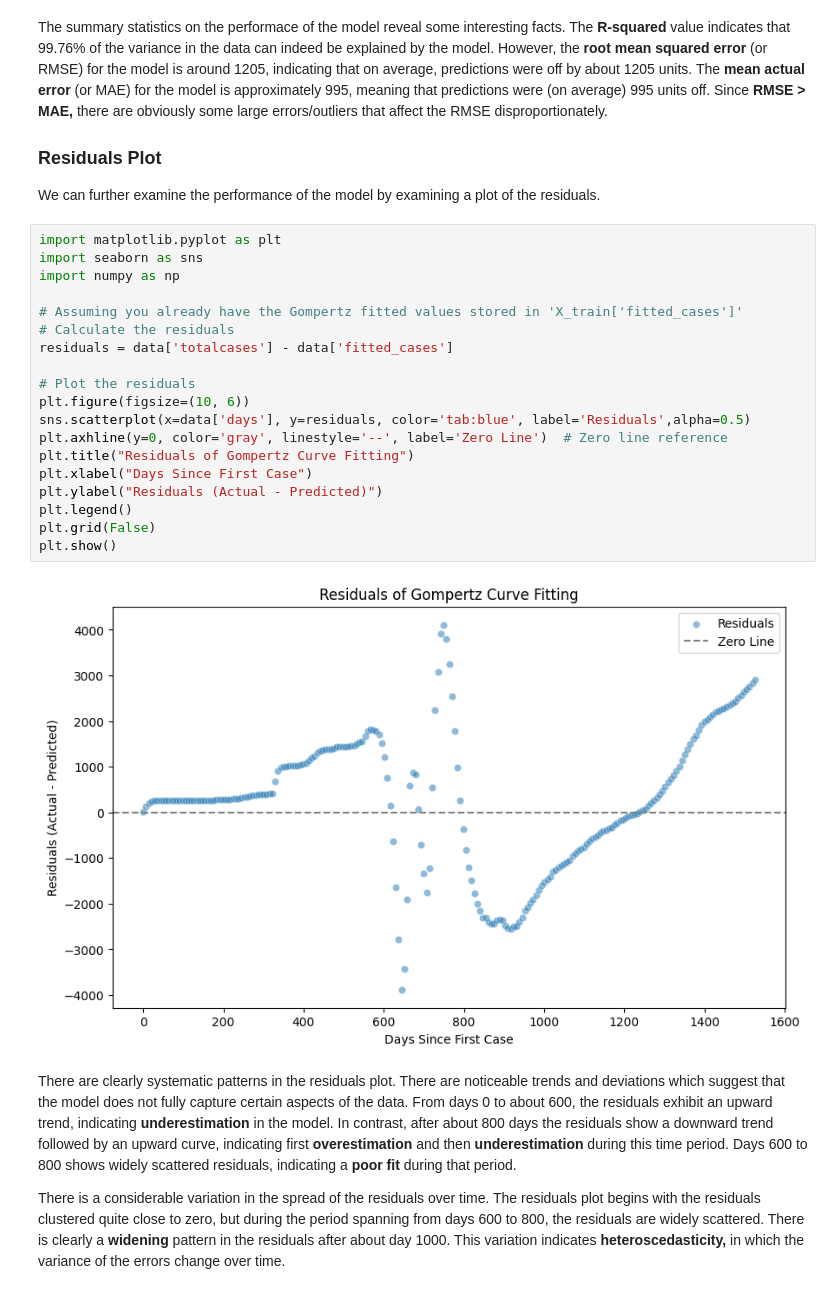
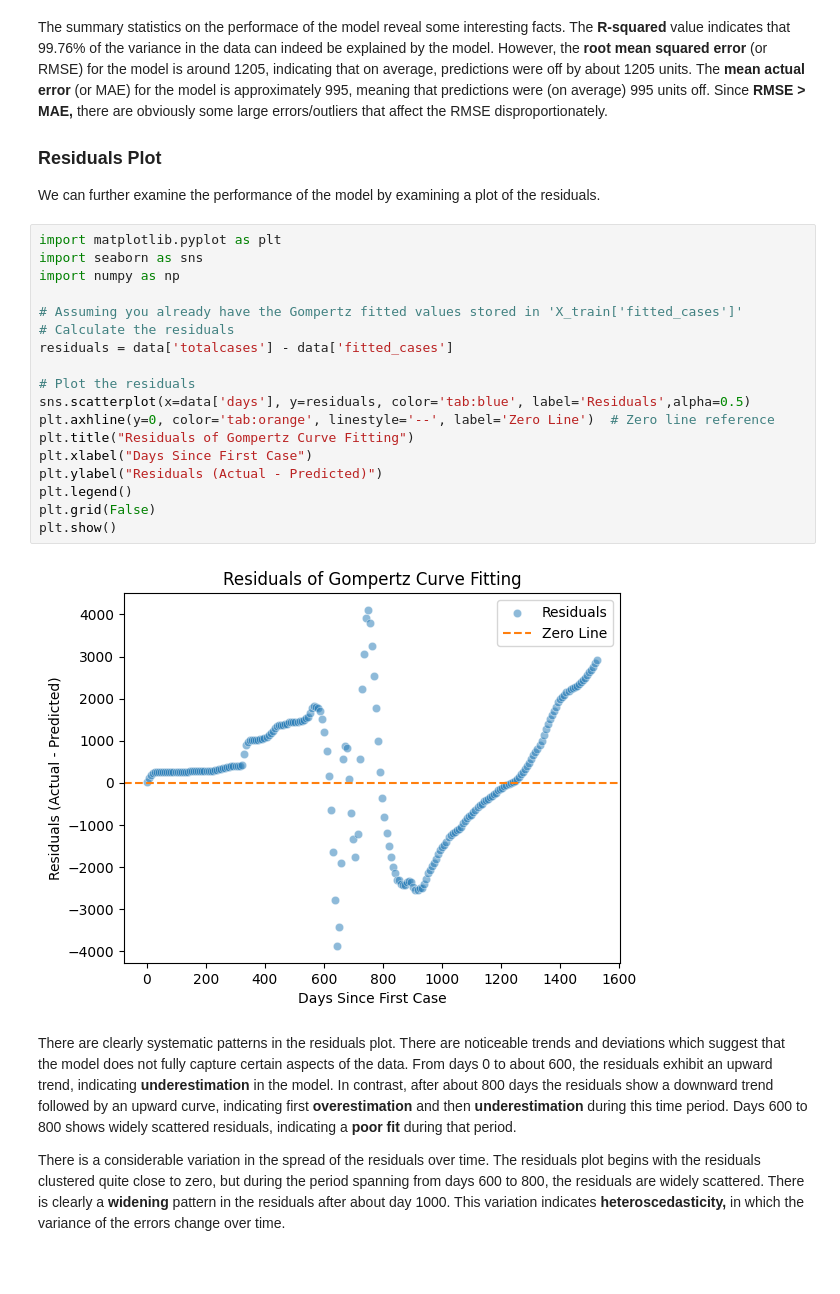
Before and after one commit to sa0v/COVID, a Jupyter notebook: COVID.ipynb, the cells around one changed output. Cells and saved outputs as stored; diff of their text form; blank space fills up the shorter version.

```diff
--- a/COVID.ipynb
+++ b/COVID.ipynb
@@ -374,24 +342,23 @@ We can further examine the performance of the model by examining a plot of the r
 # %%
 import matplotlib.pyplot as plt
 import seaborn as sns
 import numpy as np
 
 # Assuming you already have the Gompertz fitted values stored in 'X_train['fitted_cases']'
 # Calculate the residuals
 residuals = data['totalcases'] - data['fitted_cases']
 
 # Plot the residuals
-plt.figure(figsize=(10, 6))
 sns.scatterplot(x=data['days'], y=residuals, color='tab:blue', label='Residuals',alpha=0.5)
-plt.axhline(y=0, color='gray', linestyle='--', label='Zero Line')  # Zero line reference
+plt.axhline(y=0, color='tab:orange', linestyle='--', label='Zero Line')  # Zero line reference
 plt.title("Residuals of Gompertz Curve Fitting")
 plt.xlabel("Days Since First Case")
 plt.ylabel("Residuals (Actual - Predicted)")
 plt.legend()
 plt.grid(False)
 plt.show()
 # %% [output]
-[figure, old version]
+[figure, new version]
 # %% [markdown]
 There are clearly systematic patterns in the residuals plot. There are noticeable trends and deviations which suggest that the model does not fully capture certain aspects of the data. From days 0 to about 600, the residuals exhibit an upward trend, indicating **underestimation** in the model. In contrast, after about 800 days the residuals show a downward trend followed by an upward curve, indicating first **overestimation** and then **underestimation** during this time period. Days 600 to 800 shows widely scattered residuals, indicating a **poor fit** during that period.
 
```
Also changed, not shown: parts of 4 cells of this notebook.
